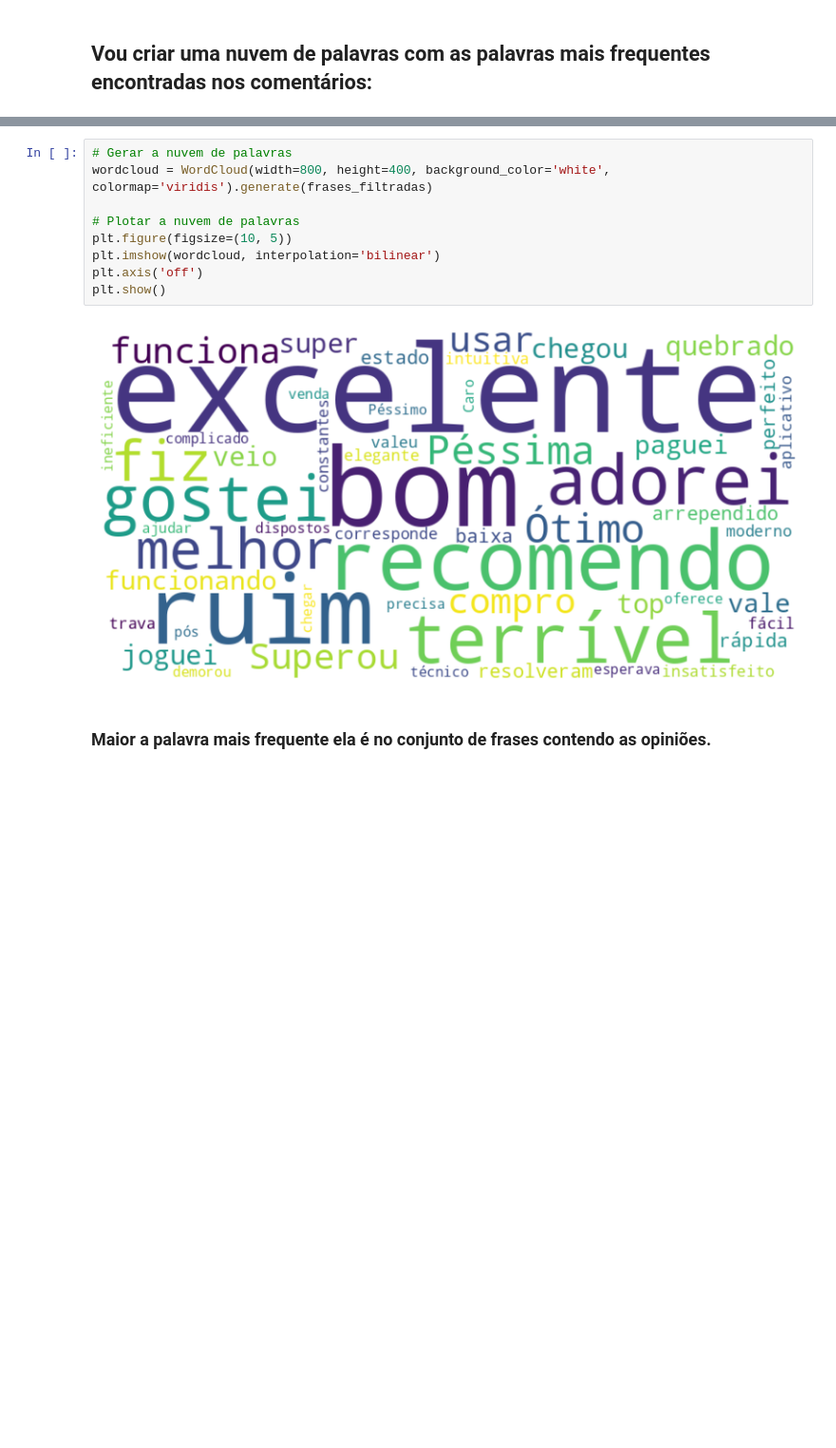
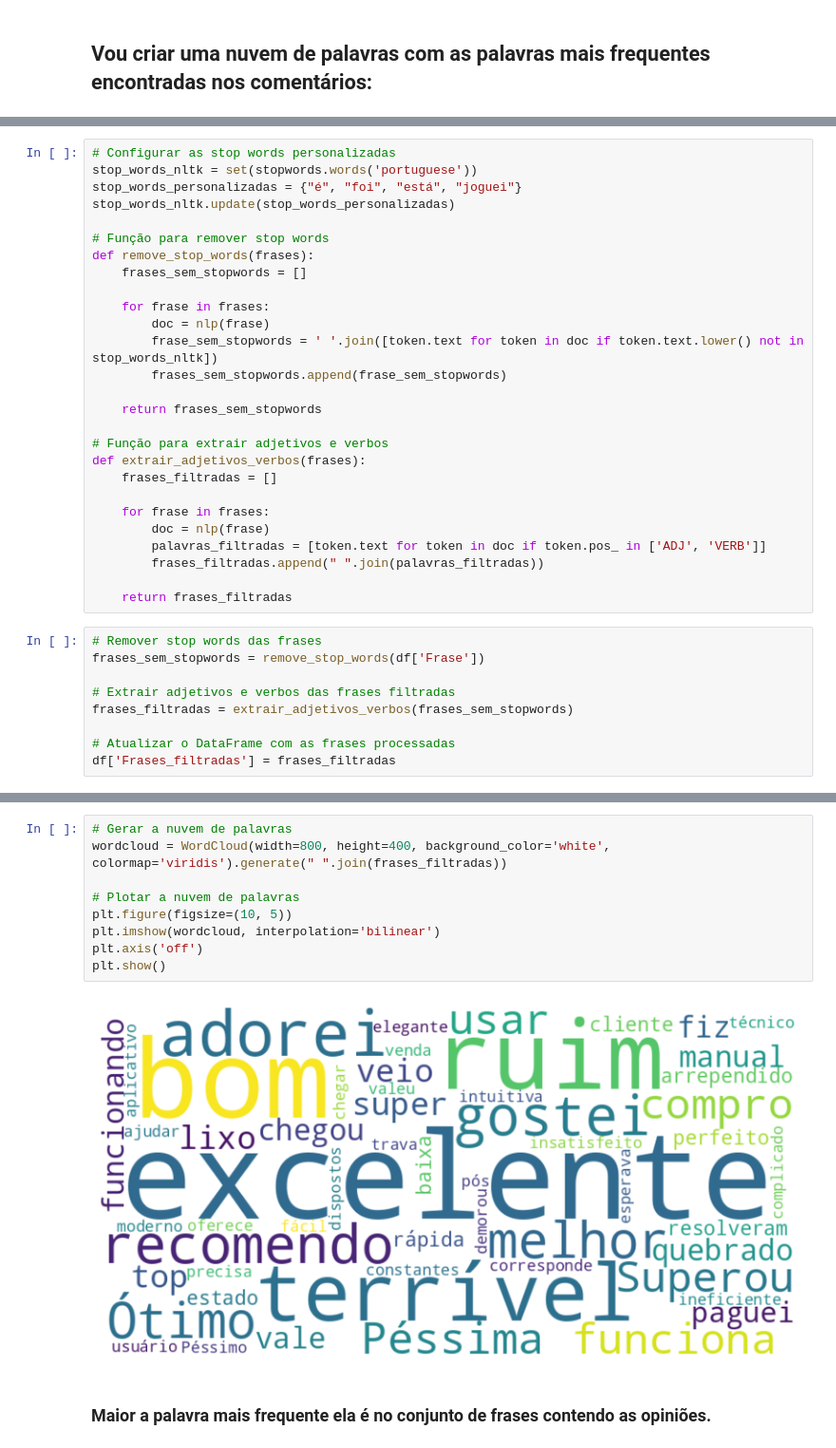
Before and after one commit to jlcamelo2350/Dados-e-automacao, a Jupyter notebook: Análise de Setimentos/Projeto_análise_de_sentimentos.ipynb, the cells around one changed output, grey strips where cells are left out. Shown at 95% size. Drawn from its saved outputs; the diff is of its cells as text; blank space fills up the shorter version.

```diff
--- a/Análise de Setimentos/Projeto_análise_de_sentimentos.ipynb
+++ b/Análise de Setimentos/Projeto_análise_de_sentimentos.ipynb
@@ -445,0 +447,36 @@ frases_filtradas = " ".join([extrair_adjetivos_verbos(frase) for frase in frases
+# %%
+# Configurar as stop words personalizadas
+stop_words_nltk = set(stopwords.words('portuguese'))
+stop_words_personalizadas = {"é", "foi", "está", "joguei"}
+stop_words_nltk.update(stop_words_personalizadas)
+
+# Função para remover stop words
+def remove_stop_words(frases):
+    frases_sem_stopwords = []
+
+    for frase in frases:
+        doc = nlp(frase)
+        frase_sem_stopwords = ' '.join([token.text for token in doc if token.text.lower() not in stop_words_nltk])
+        frases_sem_stopwords.append(frase_sem_stopwords)
+
+    return frases_sem_stopwords
+
+# Função para extrair adjetivos e verbos
+def extrair_adjetivos_verbos(frases):
+    frases_filtradas = []
+
+    for frase in frases:
+        doc = nlp(frase)
+        palavras_filtradas = [token.text for token in doc if token.pos_ in ['ADJ', 'VERB']]
+        frases_filtradas.append(" ".join(palavras_filtradas))
+
+    return frases_filtradas
+# %%
+# Remover stop words das frases
+frases_sem_stopwords = remove_stop_words(df['Frase'])
+
+# Extrair adjetivos e verbos das frases filtradas
+frases_filtradas = extrair_adjetivos_verbos(frases_sem_stopwords)
+
+# Atualizar o DataFrame com as frases processadas
+df['Frases_filtradas'] = frases_filtradas
@@ -446,13 +503,13 @@ frases_filtradas = " ".join([extrair_adjetivos_verbos(frase) for frase in frases
 # %%
 # Gerar a nuvem de palavras
-wordcloud = WordCloud(width=800, height=400, background_color='white', colormap='viridis').generate(frases_filtradas)
+wordcloud = WordCloud(width=800, height=400, background_color='white', colormap='viridis').generate(" ".join(frases_filtradas))
 
 # Plotar a nuvem de palavras
 plt.figure(figsize=(10, 5))
 plt.imshow(wordcloud, interpolation='bilinear')
 plt.axis('off')
 plt.show()
 # %% [output]
-[figure, old version]
+[figure, new version]
 # %% [markdown]
 ### Maior a palavra mais frequente ela é no conjunto de frases contendo as opiniões.
```
Also changed, not shown: parts of 15 cells of this notebook.
